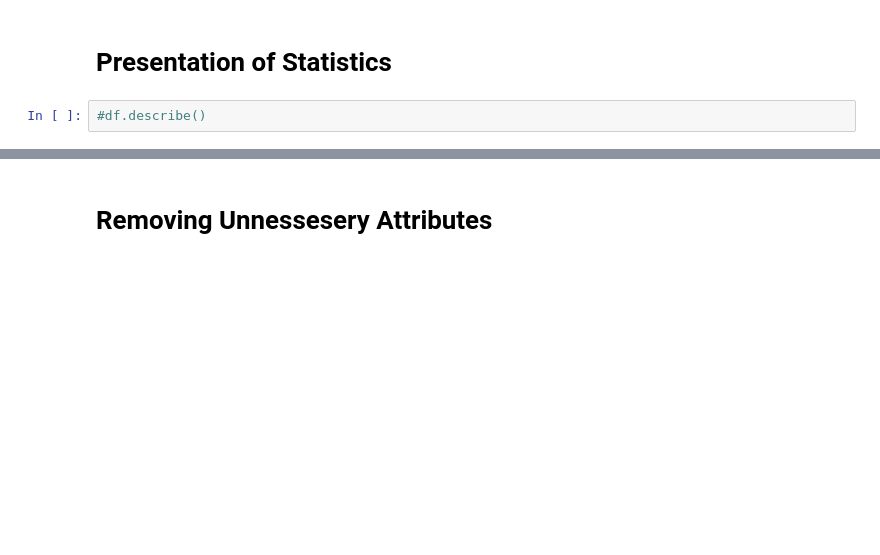
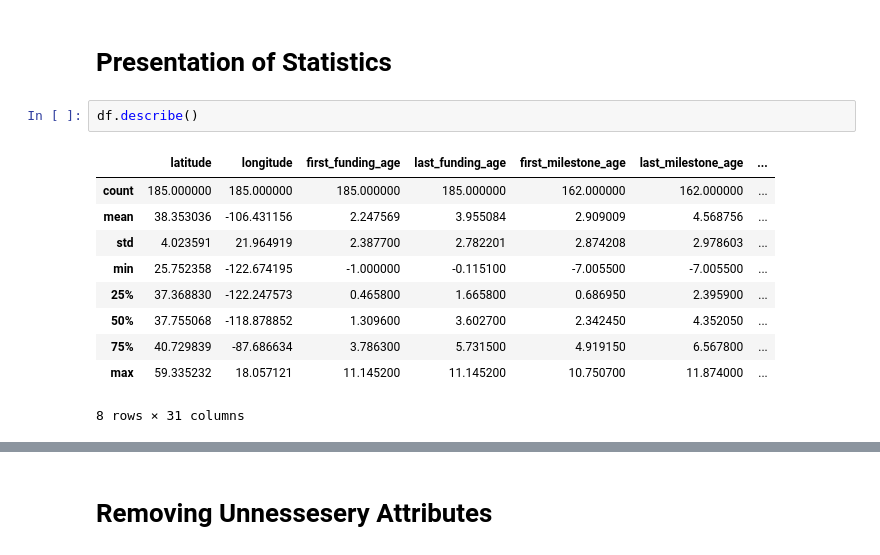
Before and after one commit to Dekel23/DataMining-Dataprocessing, a Jupyter notebook: part2_boazgurevich_ereldekel/part1_preproccesing.ipynb, the cells around one changed output, grey strips where cells are left out. Drawn from its saved outputs; the diff is of its cells as text; blank space fills up the shorter version.

```diff
--- a/part2_boazgurevich_ereldekel/part1_preproccesing.ipynb
+++ b/part2_boazgurevich_ereldekel/part1_preproccesing.ipynb
@@ -33,5 +41,16 @@ memory usage: 57.9+ KB
 # %% [markdown]
 # Presentation of Statistics
-# %%
-#df.describe()
+# %%
+df.describe()
+# %% [output]
+|  | latitude | longitude | first_funding_age | last_funding_age | first_milestone_age | last_milestone_age | ... |
+| count | 185.000000 | 185.000000 | 185.000000 | 185.000000 | 162.000000 | 162.000000 | ... |
+| mean | 38.353036 | -106.431156 | 2.247569 | 3.955084 | 2.909009 | 4.568756 | ... |
+| std | 4.023591 | 21.964919 | 2.387700 | 2.782201 | 2.874208 | 2.978603 | ... |
+| min | 25.752358 | -122.674195 | -1.000000 | -0.115100 | -7.005500 | -7.005500 | ... |
+| 25% | 37.368830 | -122.247573 | 0.465800 | 1.665800 | 0.686950 | 2.395900 | ... |
+| 50% | 37.755068 | -118.878852 | 1.309600 | 3.602700 | 2.342450 | 4.352050 | ... |
+| 75% | 40.729839 | -87.686634 | 3.786300 | 5.731500 | 4.919150 | 6.567800 | ... |
+| max | 59.335232 | 18.057121 | 11.145200 | 11.145200 | 10.750700 | 11.874000 | ... |
+8 rows × 31 columns
 # %%
```
Also changed, not shown: parts of 21 cells of this notebook, 5 other files.
